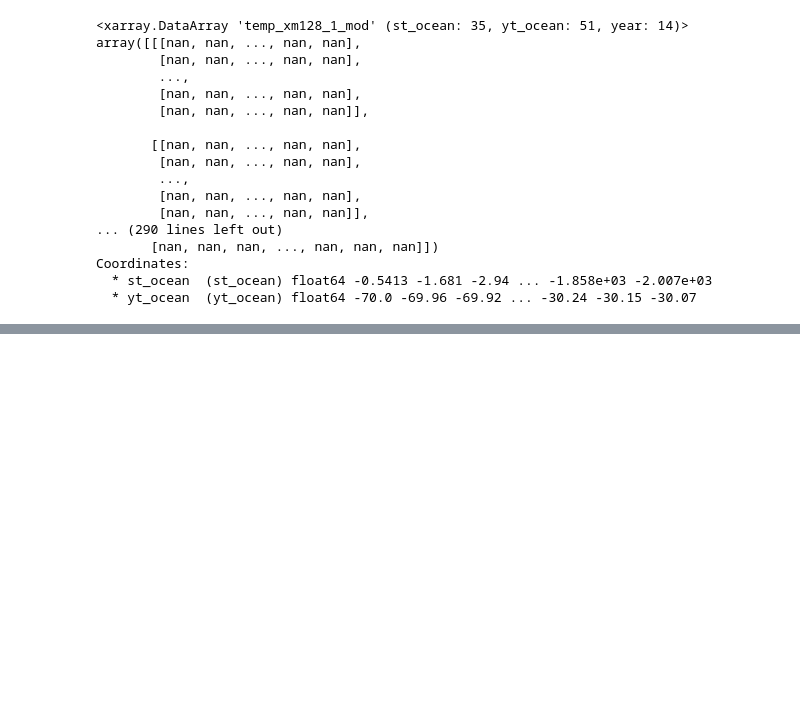
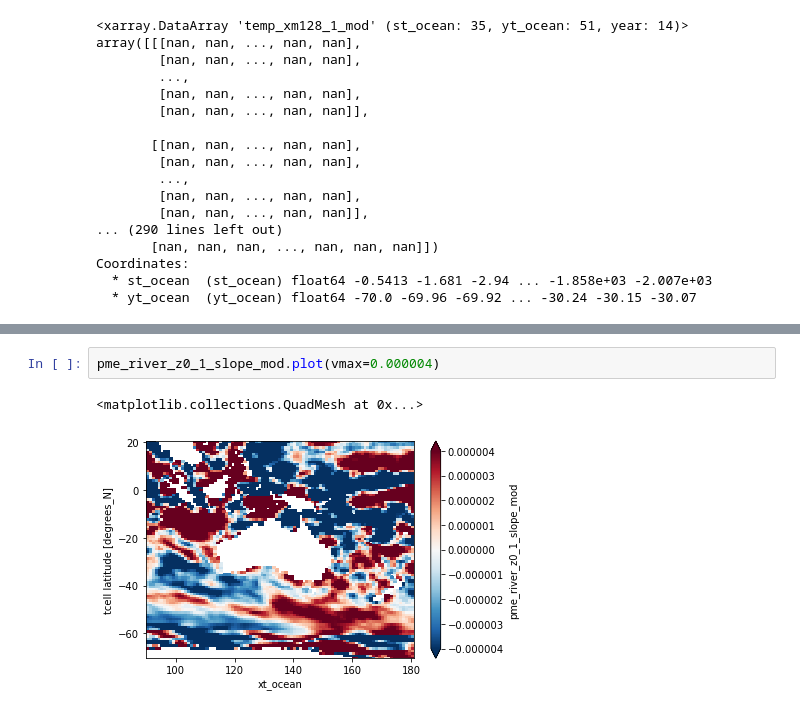
Before and after one commit to ERDuran/Australian-waters-diagnostics, a Jupyter notebook: scripts/p57_plot_MLD_zonal_meridional_sections.ipynb, the cells around one changed output, grey strips where cells are left out. Drawn from its saved outputs; the diff is of its cells as text; blank space fills up the shorter version.

```diff
--- a/scripts/p57_plot_MLD_zonal_meridional_sections.ipynb
+++ b/scripts/p57_plot_MLD_zonal_meridional_sections.ipynb
@@ -450,0 +608,5 @@ Coordinates:
+# %%
+pme_river_z0_1_slope_mod.plot(vmax=0.000004)
+# %% [output]
+<matplotlib.collections.QuadMesh at 0x...>
+[figure, added]
```
Also changed, not shown: parts of 9 cells of this notebook, 6 other files.
